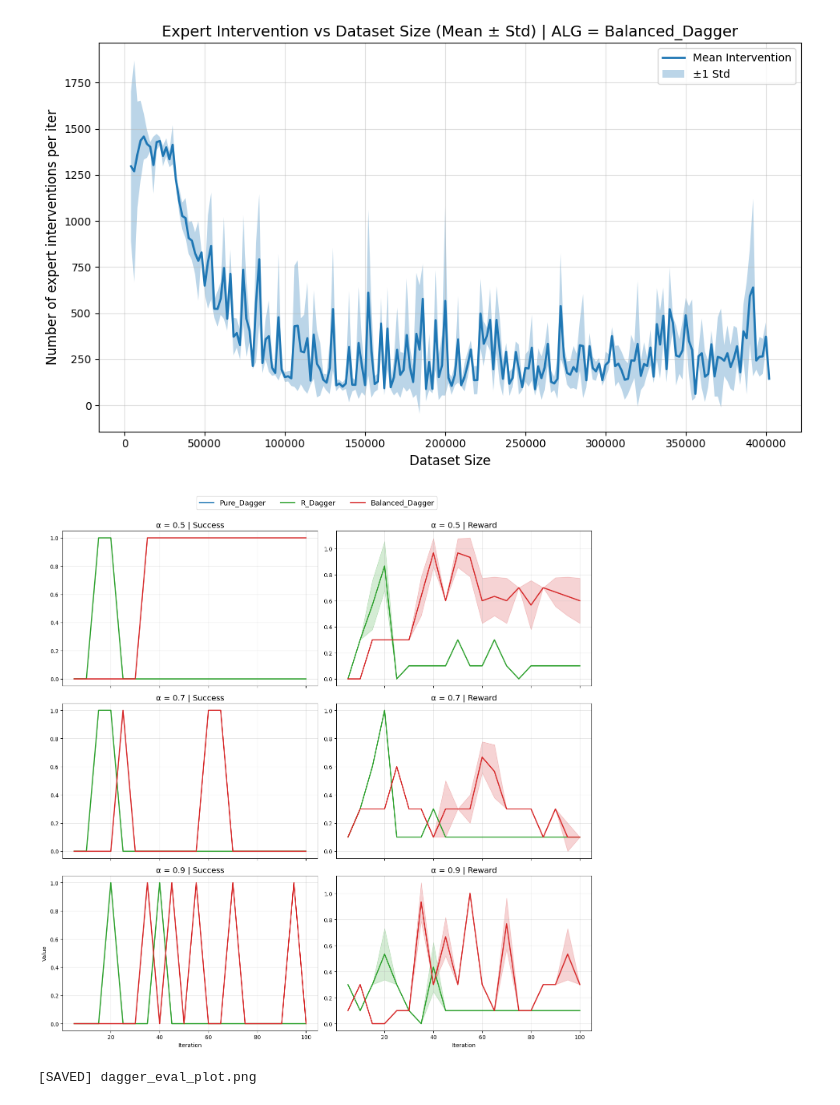
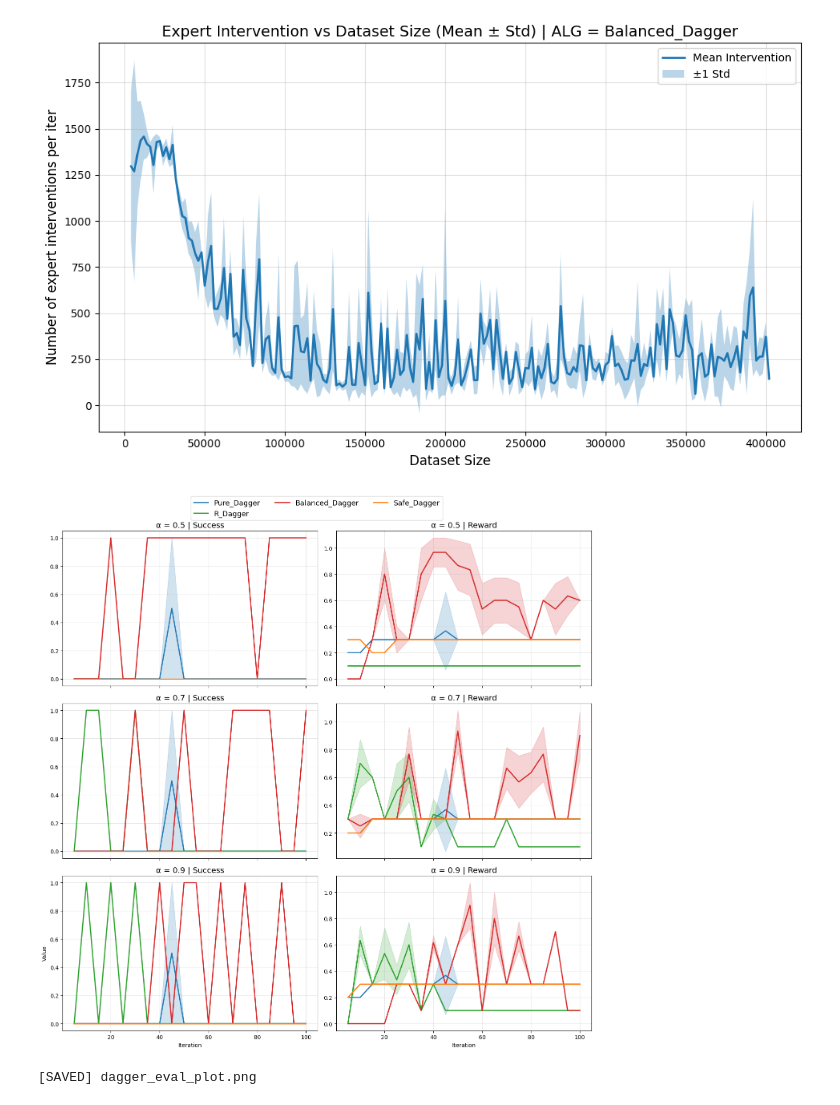
Before and after one commit to hyewon1024/fail-detect, a Jupyter notebook: visualization/plots.ipynb, the cells around one changed output. Saved outputs shown, nothing was run; the diff lists cells and outputs as text; code cells hidden in the pictures.

Commit message:
plot change

```diff
--- a/visualization/plots.ipynb
+++ b/visualization/plots.ipynb
@@ -106,11 +106,12 @@ def plot_success_reward(json_path, seed, save_path="eval_all_plot.png"):
     with open(json_path, "r") as f:
         data = json.load(f)
 
-    algorithms = ["Pure_Dagger", "R_Dagger", "Balanced_Dagger"]
+    algorithms = ["Pure_Dagger", "R_Dagger", "Balanced_Dagger", "Safe_Dagger"]
     colors = {
         "Pure_Dagger": "tab:blue",
         "R_Dagger": "tab:green",
         "Balanced_Dagger": "tab:red",
+        "Safe_Dagger": "tab:orange"
     }
 
     # -------------------------
@@ -155,7 +156,6 @@ def plot_success_reward(json_path, seed, save_path="eval_all_plot.png"):
             success_std_list = []
             reward_mean_list = []
             reward_std_list = []
-
             for it in iters:
                 res = iter_results[str(it)]
                 succ_tail = res["success_list"][3:]
@@ -171,6 +171,7 @@ def plot_success_reward(json_path, seed, save_path="eval_all_plot.png"):
             success_std_list = np.array(success_std_list)
             reward_mean_list = np.array(reward_mean_list)
             reward_std_list = np.array(reward_std_list)
+
 
             # Pure_Dagger 는 모든 α-row에 반복해서 그림
             for alpha in alpha_list:
@@ -276,34 +277,34 @@ def plot_success_reward(json_path, seed, save_path="eval_all_plot.png"):
     # 마지막 row xlabel
     last_row = len(alpha_list) - 1
     axes[last_row][0].set_xlabel("Iteration")
     axes[last_row][1].set_xlabel("Iteration")
     axes[last_row][0].set_ylabel("Value")
 
     # -------------------------
     # 전체 legend
     # -------------------------
     handles = []
     labels = []
 
     for ax in axes.flatten():
         h, l = ax.get_legend_handles_labels()
         handles.extend(h)
         labels.extend(l)
 
-    by_label = dict(zip(labels, handles))  # label 중복 제거
+    by_label = dict(zip(labels, handles))
     fig.legend(by_label.values(), by_label.keys(), loc="upper center", ncol=3, fontsize=13)
 
     plt.tight_layout(rect=[0, 0, 1, 0.96])
     plt.savefig(save_path, dpi=200)
     plt.show()
     plt.close()
     print(f"[SAVED] {save_path}")
 
 plot_success_reward(
     json_path="/AILAB-summer-school-2025/eval_all_iters.json",
-    seed=2,
+    seed=42,
     save_path="dagger_eval_plot.png"
 )
 # %% [output]
-[figure, old version]
+[figure, new version]
 [SAVED] dagger_eval_plot.png
```
Also changed, not shown: parts of 3 cells of this notebook, 1 other file.
